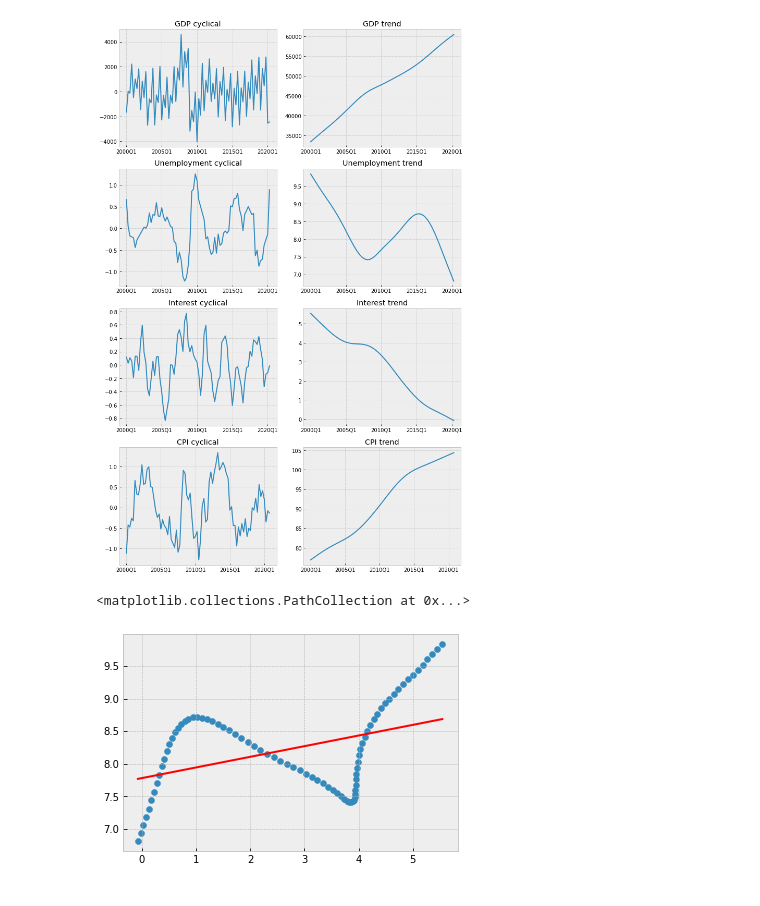
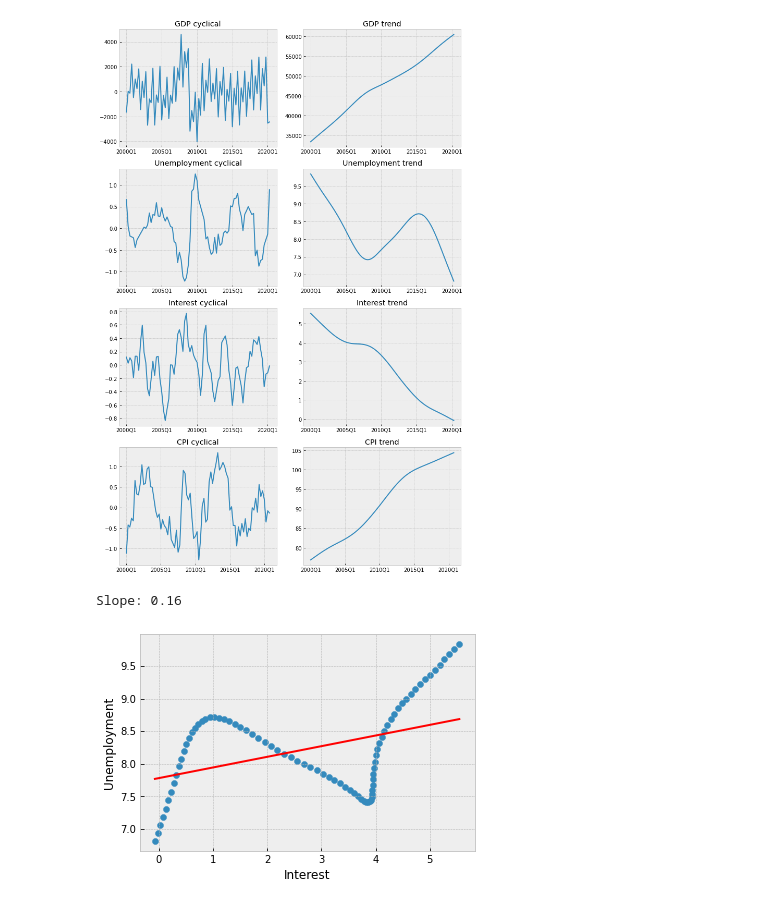
Before and after one commit to SanteriVtj/inflation-and-unemployment-lr, a Jupyter notebook: nb.ipynb, the cells around one changed output. Drawn from its saved outputs; the diff is of its cells as text; code cells hidden in the pictures.

```diff
--- a/nb.ipynb
+++ b/nb.ipynb
@@ -141,8 +141,12 @@ fig.tight_layout()
 # %%
 rl = sm.OLS(t_ue_df, sm.add_constant(t_EMU_conv_df)).fit()
 a, b = rl.params
+print(f'Slope: {b:.2f}')
 plt.plot(t_EMU_conv_df, (a + b * t_EMU_conv_df), c='r')
 plt.scatter(t_EMU_conv_df, t_ue_df)
+plt.xlabel('Interest')
+plt.ylabel('Unemployment')
+plt.show()
 # %% [output]
-<matplotlib.collections.PathCollection at 0x...>
+Slope: 0.16
-[figure, old version]
+[figure, new version]
```
Also changed, not shown: parts of 1 cell of this notebook.
